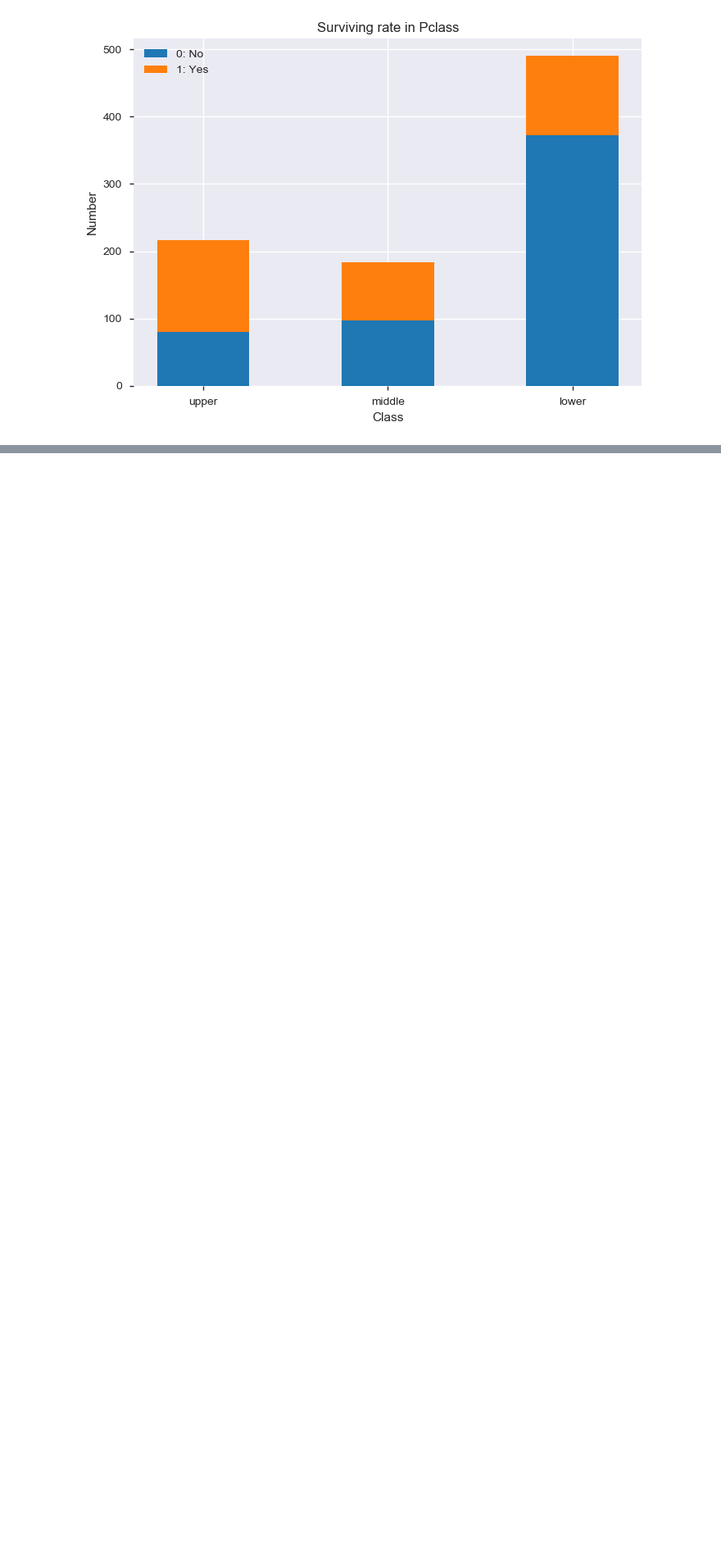
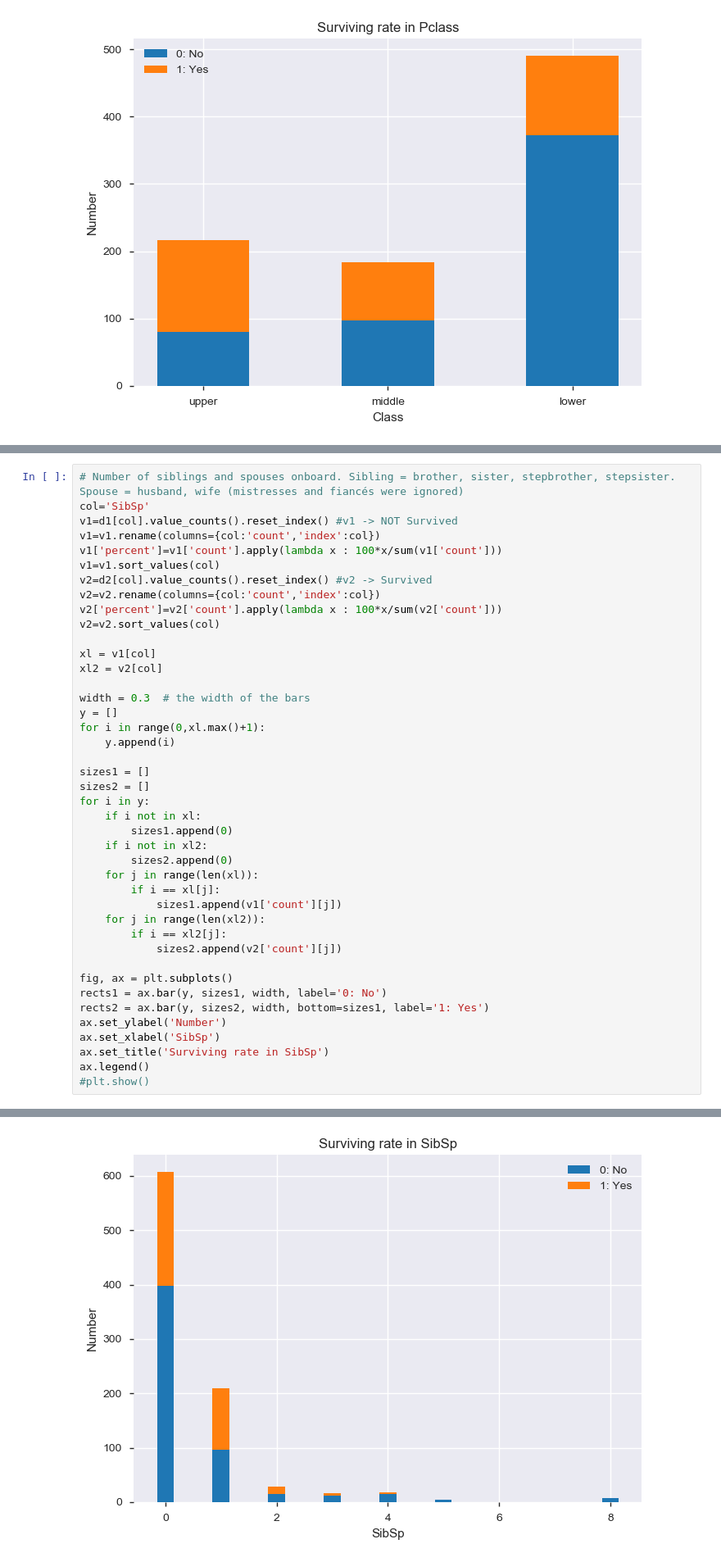
Before and after one commit to felgonzalezh/DataScienceProjects, a Jupyter notebook: Kaggle/Titanic_Project/Titanic_Notebook.ipynb, the cells around one changed output, grey strips where cells are left out. Shown: that part at 82% size. Drawn from its saved outputs; the diff is of its cells as text; blank space fills up the shorter version.

```diff
--- a/Kaggle/Titanic_Project/Titanic_Notebook.ipynb
+++ b/Kaggle/Titanic_Project/Titanic_Notebook.ipynb
@@ -230,0 +453,43 @@ plt.show()
+# %%
+# Number of siblings and spouses onboard. Sibling = brother, sister, stepbrother, stepsister. Spouse = husband, wife (mistresses and fiancés were ignored)
+col='SibSp'
+v1=d1[col].value_counts().reset_index() #v1 -> NOT Survived
+v1=v1.rename(columns={col:'count','index':col})
+v1['percent']=v1['count'].apply(lambda x : 100*x/sum(v1['count']))
+v1=v1.sort_values(col)
+v2=d2[col].value_counts().reset_index() #v2 -> Survived
+v2=v2.rename(columns={col:'count','index':col})
+v2['percent']=v2['count'].apply(lambda x : 100*x/sum(v2['count']))
+v2=v2.sort_values(col)
+
+xl = v1[col]
+xl2 = v2[col]
+
+width = 0.3  # the width of the bars
+y = []
+for i in range(0,xl.max()+1):
+    y.append(i)
+
+sizes1 = []
+sizes2 = []
+for i in y:
+    if i not in xl:
+        sizes1.append(0)
+    if i not in xl2:
+        sizes2.append(0)
+    for j in range(len(xl)):
+        if i == xl[j]:
+            sizes1.append(v1['count'][j])
+    for j in range(len(xl2)):
+        if i == xl2[j]:
+            sizes2.append(v2['count'][j])
+
+fig, ax = plt.subplots()
+rects1 = ax.bar(y, sizes1, width, label='0: No')
+rects2 = ax.bar(y, sizes2, width, bottom=sizes1, label='1: Yes')
+ax.set_ylabel('Number')
+ax.set_xlabel('SibSp')
+ax.set_title('Surviving rate in SibSp')
+ax.legend()
+#plt.show()
+# %% [output]
@@ -230,0 +497 @@ plt.show()
+[figure, added]
```
Also changed, not shown: parts of 6 cells of this notebook.
